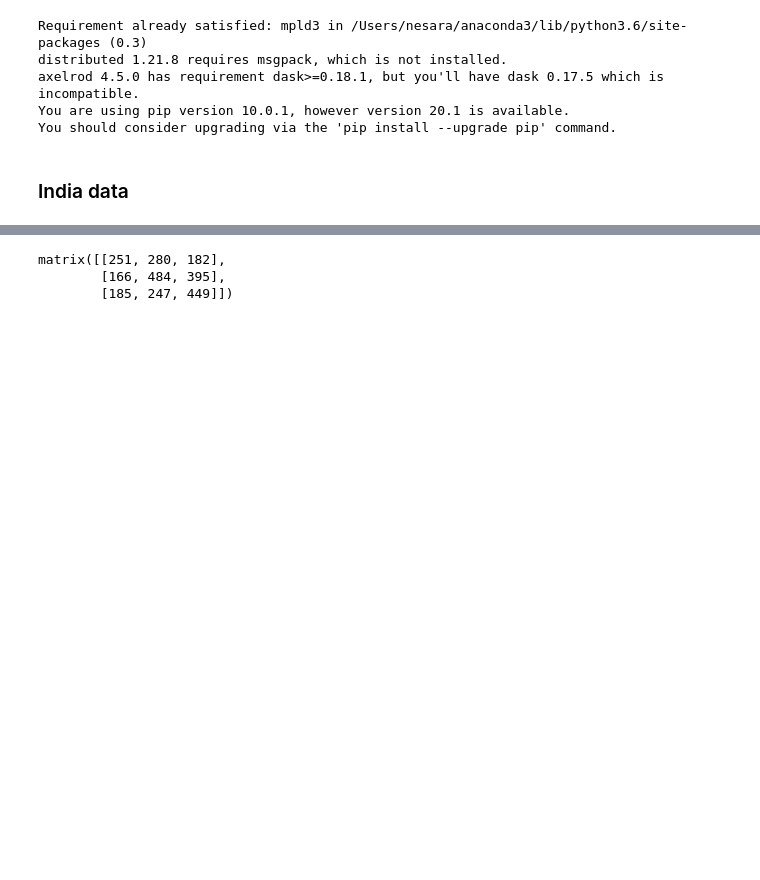
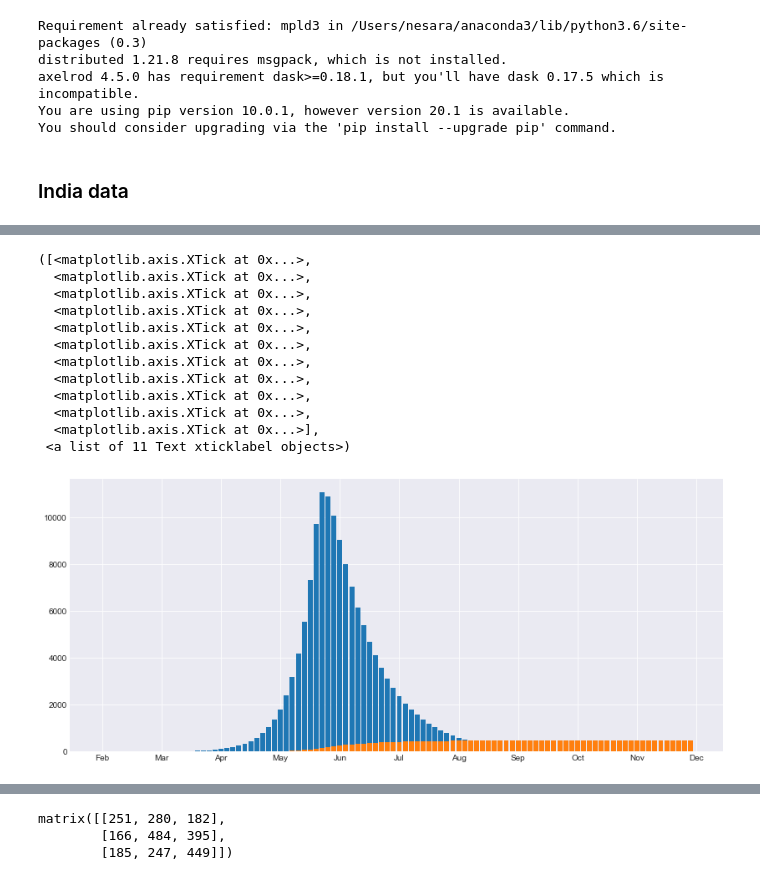
Before and after one commit to deepak-karkala/articles, a Jupyter notebook: covid19/notebooks/outbreak_modeling.ipynb, the cells around one changed output, grey strips where cells are left out. Cells and saved outputs as stored; diff of their text form; code cells hidden in the pictures; blank space fills up the shorter version.

```diff
--- a/covid19/notebooks/outbreak_modeling.ipynb
+++ b/covid19/notebooks/outbreak_modeling.ipynb
@@ -83,0 +116,23 @@ plotseird(t, S, E, I, R, D)
+# %%
+r = df.index #[0,1,2,3,4]
+barWidth = 2.5
+plt.figure(figsize=(14,6))
+plt.style.use('seaborn-darkgrid')
+plt.bar(r, df["cases"], width=barWidth)
+plt.bar(r, df["deaths"], width=barWidth)
+plt.xticks([0, 30, 60, 90, 120, 150, 180, 210, 240, 270, 300],
+           ["Feb", "Mar", "Apr", "May", "Jun", "Jul", "Aug", "Sep", "Oct", "Nov", "Dec", "Jan"])
+# %% [output]
+([<matplotlib.axis.XTick at 0x...>,
+  <matplotlib.axis.XTick at 0x...>,
+  <matplotlib.axis.XTick at 0x...>,
+  <matplotlib.axis.XTick at 0x...>,
+  <matplotlib.axis.XTick at 0x...>,
+  <matplotlib.axis.XTick at 0x...>,
+  <matplotlib.axis.XTick at 0x...>,
+  <matplotlib.axis.XTick at 0x...>,
+  <matplotlib.axis.XTick at 0x...>,
+  <matplotlib.axis.XTick at 0x...>,
+  <matplotlib.axis.XTick at 0x...>],
+ <a list of 11 Text xticklabel objects>)
+[figure, added]
```
Also changed, not shown: parts of 10 cells of this notebook, 16 other files.
